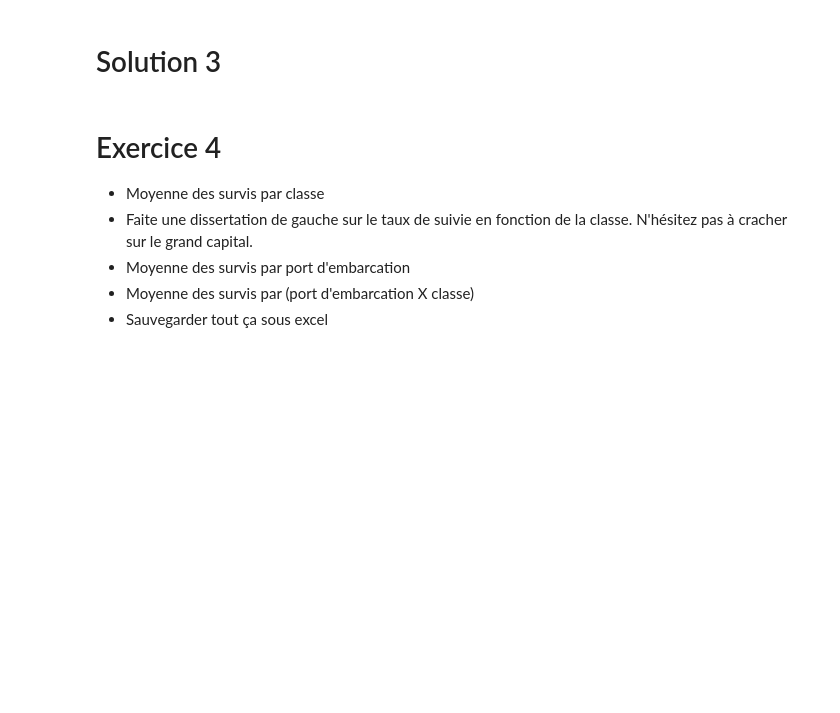
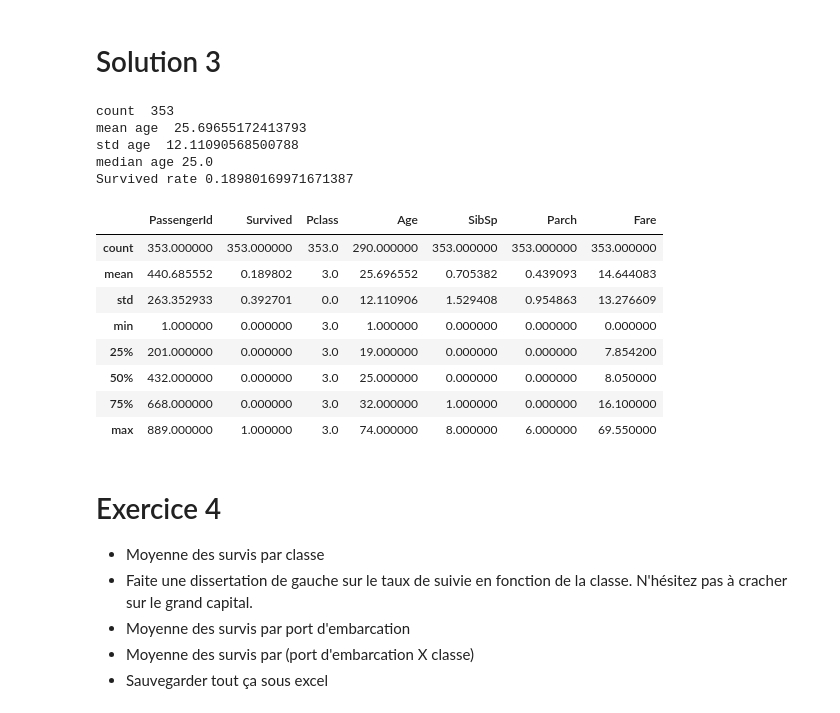
Before and after one commit to crnl-lab/Formation_2024_CorneyllieGarcia_Python_CalculScientifique, a Jupyter notebook: notebooks/pandas_exo.ipynb, the cells around one changed output. Cells and saved outputs as stored; diff of their text form; code cells hidden in the pictures; blank space fills up the shorter version.

```diff
--- a/notebooks/pandas_exo.ipynb
+++ b/notebooks/pandas_exo.ipynb
@@ -127,6 +166,36 @@ memory usage: 83.7+ KB
  * Taux de survie.
 # %% [markdown]
 # Solution 3
+# %%
+d = passenger[(passenger.Embarked=='S') & (passenger.Pclass==3)]
+d = passenger.loc[(passenger.Embarked=='S') & (passenger.Pclass==3), :]
+d = passenger.query('Embarked=="S" & Pclass==3')
+
+
+print('count ', d['PassengerId'].count())
+print('mean age ', d['Age'].mean())
+print('std age ', d['Age'].std())
+print('median age', d['Age'].median())
+print('Survived rate', d['Survived'].mean())
+# %% [output]
+count  353
+mean age  25.69655172413793
+std age  12.11090568500788
+median age 25.0
+Survived rate 0.18980169971671387
+# %%
+d = passenger.loc[(passenger.Embarked=='S') & (passenger.Pclass==3), :]
+d.describe()
+# %% [output]
+|  | PassengerId | Survived | Pclass | Age | SibSp | Parch | Fare |
+| count | 353.000000 | 353.000000 | 353.0 | 290.000000 | 353.000000 | 353.000000 | 353.000000 |
+| mean | 440.685552 | 0.189802 | 3.0 | 25.696552 | 0.705382 | 0.439093 | 14.644083 |
+| std | 263.352933 | 0.392701 | 0.0 | 12.110906 | 1.529408 | 0.954863 | 13.276609 |
+| min | 1.000000 | 0.000000 | 3.0 | 1.000000 | 0.000000 | 0.000000 | 0.000000 |
+| 25% | 201.000000 | 0.000000 | 3.0 | 19.000000 | 0.000000 | 0.000000 | 7.854200 |
+| 50% | 432.000000 | 0.000000 | 3.0 | 25.000000 | 0.000000 | 0.000000 | 8.050000 |
+| 75% | 668.000000 | 0.000000 | 3.0 | 32.000000 | 1.000000 | 0.000000 | 16.100000 |
+| max | 889.000000 | 1.000000 | 3.0 | 74.000000 | 8.000000 | 6.000000 | 69.550000 |
 # %% [markdown]
 # Exercice 4
 
```
Also changed, not shown: parts of 26 cells of this notebook.
